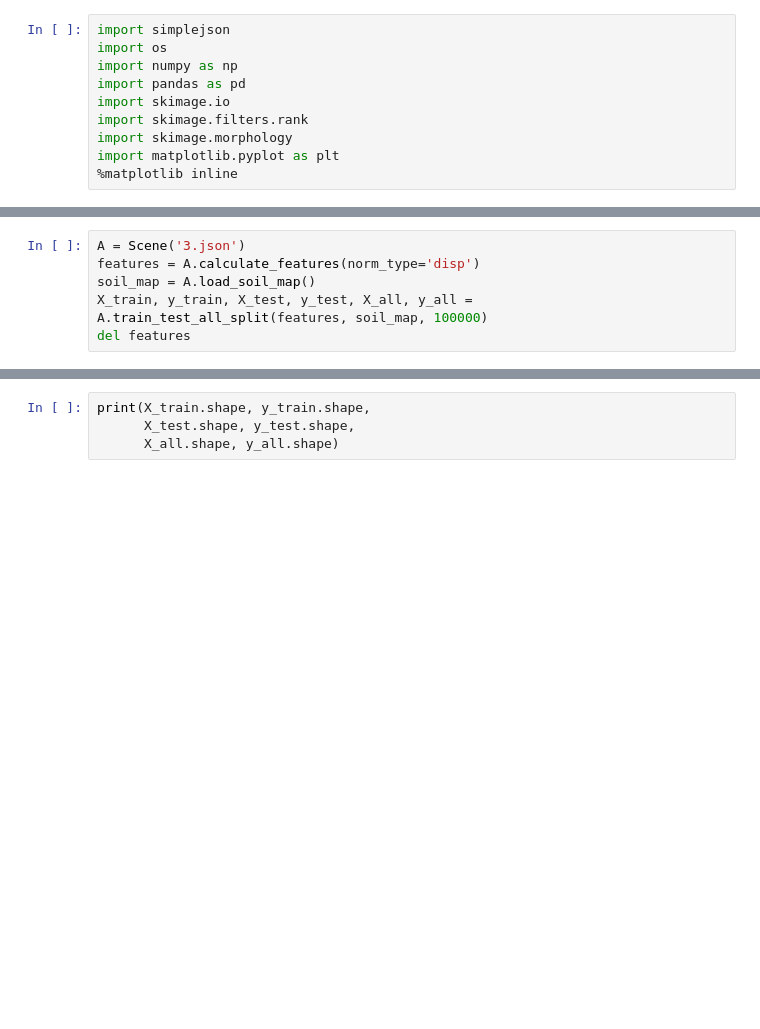
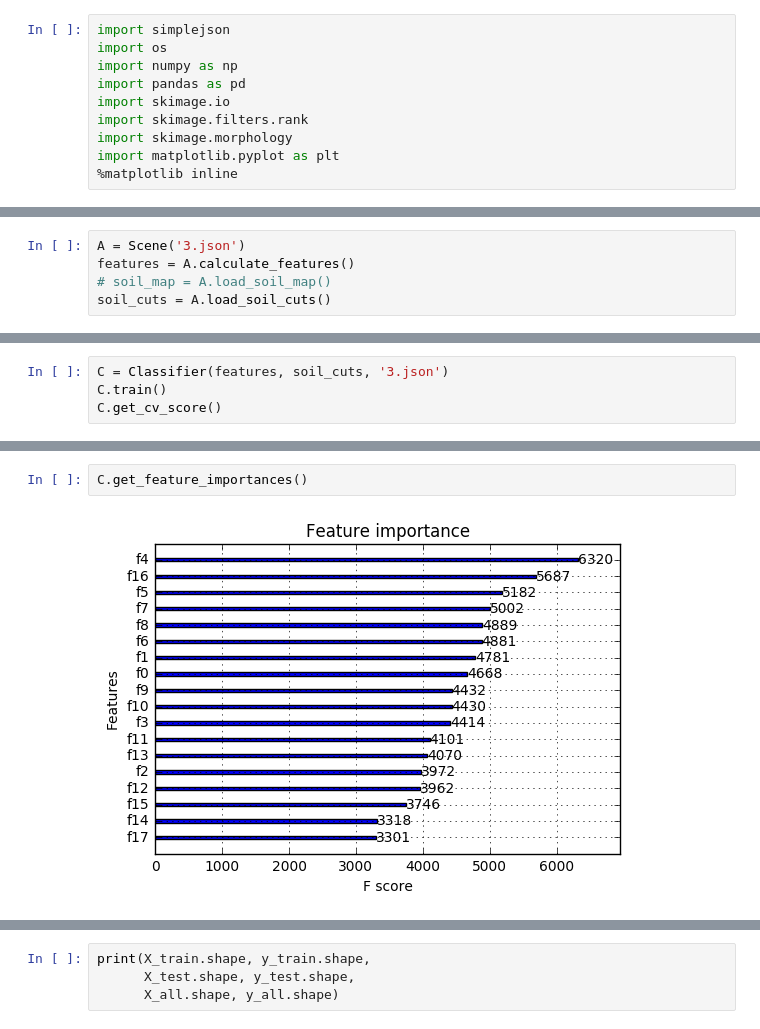
Before and after one commit to filaPro/soil_line, a Jupyter notebook: scene.ipynb, the cells around one changed output, grey strips where cells are left out. Drawn from its saved outputs; the diff is of its cells as text; blank space fills up the shorter version.

Commit message:
add classifier methods

```diff
--- a/scene.ipynb
+++ b/scene.ipynb
@@ -205,6 +384,5 @@ class Scene:
 # %%
 A = Scene('3.json')
-features = A.calculate_features(norm_type='disp')
-soil_map = A.load_soil_map()
-X_train, y_train, X_test, y_test, X_all, y_all = A.train_test_all_split(features, soil_map, 100000)
-del features
+features = A.calculate_features()
+# soil_map = A.load_soil_map()
+soil_cuts = A.load_soil_cuts()
@@ -210,0 +438,4 @@ del features
+# %%
+C = Classifier(features, soil_cuts, '3.json')
+C.train()
+C.get_cv_score()
@@ -210,0 +456,4 @@ del features
+# %%
+C.get_feature_importances()
+# %% [output]
+[figure, added]
```
Also changed, not shown: parts of 22 cells of this notebook.
